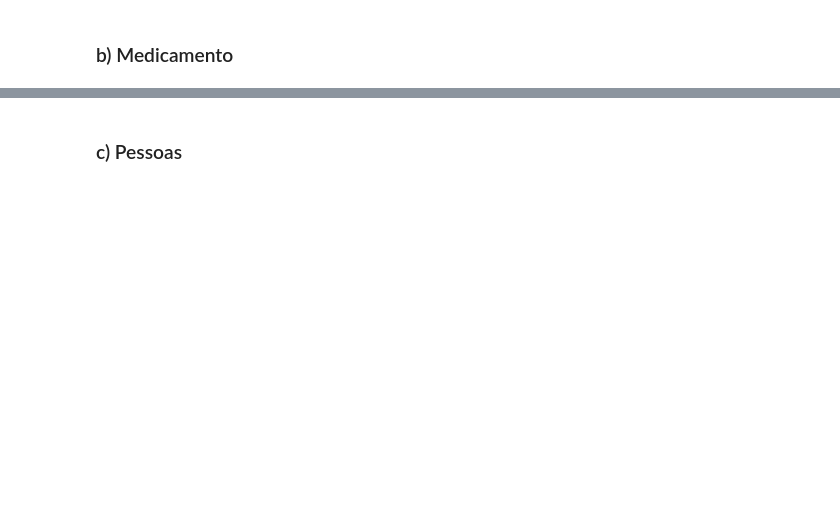
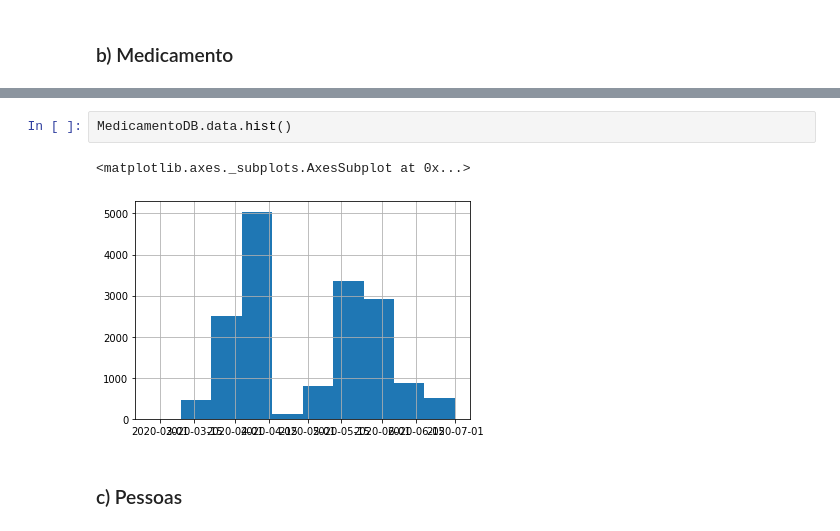
Before and after one commit to bmnds/uea-data-science-02-python-programming, a Jupyter notebook: trabalho_final.ipynb, the cells around one changed output, grey strips where cells are left out. Drawn from its saved outputs; the diff is of its cells as text; blank space fills up the shorter version.

```diff
--- a/trabalho_final.ipynb
+++ b/trabalho_final.ipynb
@@ -376,3 +367,8 @@ Name: duvida, dtype: int64
+# %%
+MedicamentoDB.data.hist()
+# %% [output]
+<matplotlib.axes._subplots.AxesSubplot at 0x...>
+[figure, added]
 # %% [markdown]
 ### c) Pessoas
 # %%
```
Also changed, not shown: parts of 7 cells of this notebook.
